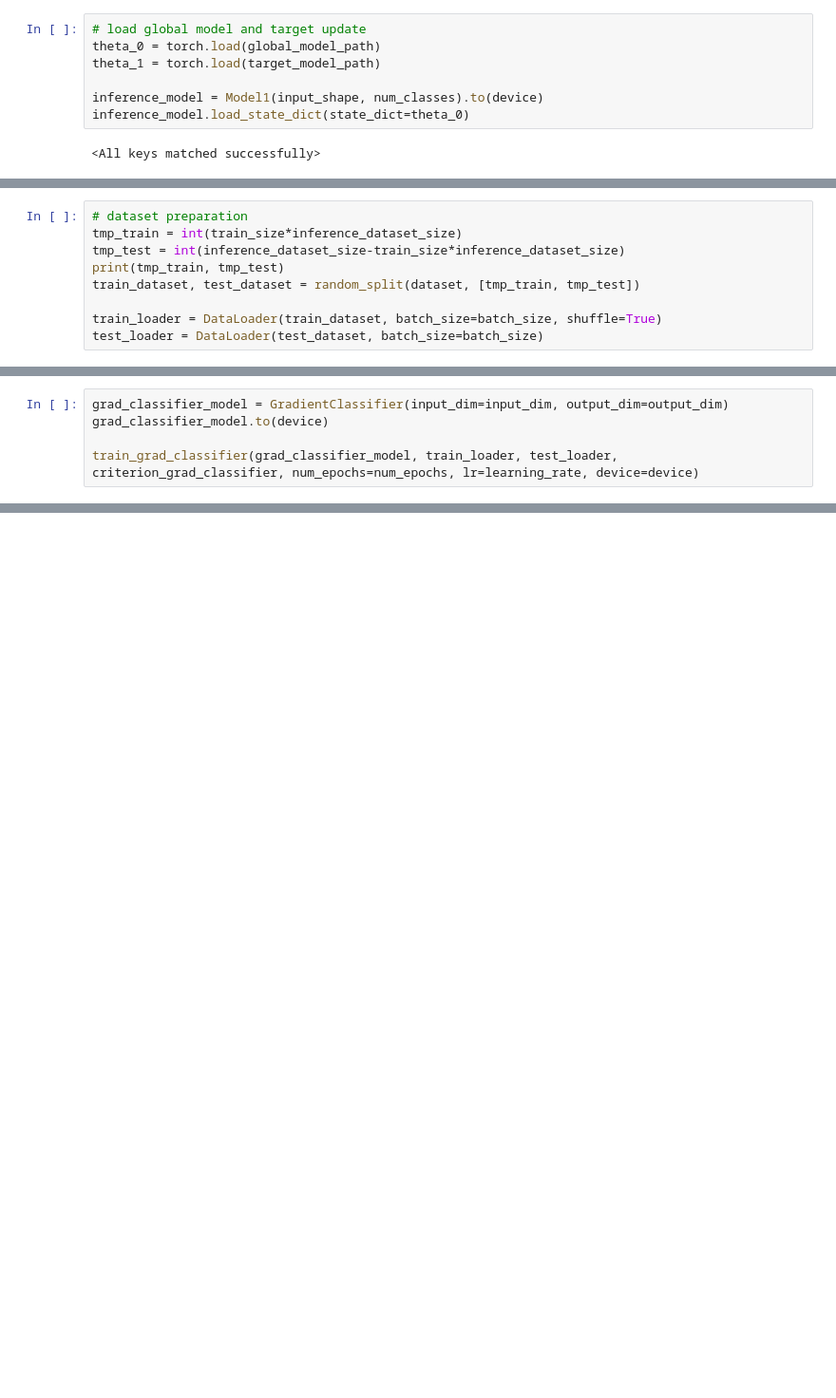
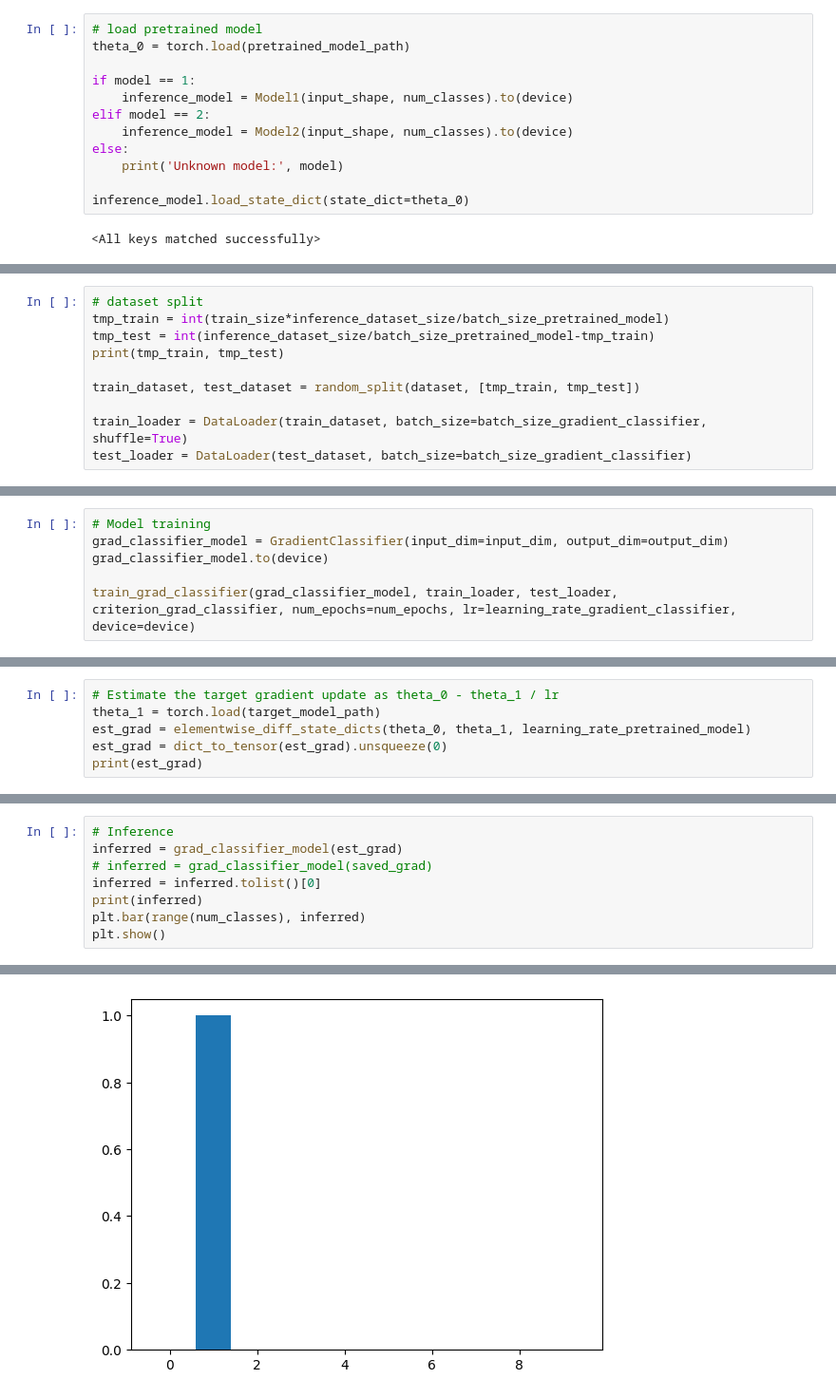
Before and after one commit to M-LARRY/SC-Model-inconsistency-attacks, a Jupyter notebook: Inference_Attack_2.ipynb, the cells around one changed output, grey strips where cells are left out. Shown at 95% size. Saved outputs shown, nothing was run; the diff lists cells and outputs as text; blank space fills up the shorter version.

Commit message:
implement inference atk

```diff
--- a/Inference_Attack_2.ipynb
+++ b/Inference_Attack_2.ipynb
@@ -59,9 +69,14 @@ dataloader = DataLoader(dataset, batch_size=1, shuffle=False)
 # %%
-# load global model and target update
-theta_0 = torch.load(global_model_path)
-theta_1 = torch.load(target_model_path)
+# load pretrained model
+theta_0 = torch.load(pretrained_model_path)
 
-inference_model = Model1(input_shape, num_classes).to(device)
+if model == 1:
+    inference_model = Model1(input_shape, num_classes).to(device)
+elif model == 2:
+    inference_model = Model2(input_shape, num_classes).to(device)
+else:
+    print('Unknown model:', model)
+
 inference_model.load_state_dict(state_dict=theta_0)
 # %% [output]
 <All keys matched successfully>
@@ -186,10 +124,11 @@ def evaluate_model(model, test_loader, criterion, device='cuda'):
 # %%
-# dataset preparation
-tmp_train = int(train_size*inference_dataset_size)
-tmp_test = int(inference_dataset_size-train_size*inference_dataset_size)
+# dataset split
+tmp_train = int(train_size*inference_dataset_size/batch_size_pretrained_model)
+tmp_test = int(inference_dataset_size/batch_size_pretrained_model-tmp_train)
 print(tmp_train, tmp_test)
+
 train_dataset, test_dataset = random_split(dataset, [tmp_train, tmp_test])
 
-train_loader = DataLoader(train_dataset, batch_size=batch_size, shuffle=True)
-test_loader = DataLoader(test_dataset, batch_size=batch_size)
+train_loader = DataLoader(train_dataset, batch_size=batch_size_gradient_classifier, shuffle=True)
+test_loader = DataLoader(test_dataset, batch_size=batch_size_gradient_classifier)
 # %% [output]
@@ -197,6 +136,7 @@ test_loader = DataLoader(test_dataset, batch_size=batch_size)
 # %%
+# Model training
 grad_classifier_model = GradientClassifier(input_dim=input_dim, output_dim=output_dim)
 grad_classifier_model.to(device)
 
-train_grad_classifier(grad_classifier_model, train_loader, test_loader, criterion_grad_classifier, num_epochs=num_epochs, lr=learning_rate, device=device)
+train_grad_classifier(grad_classifier_model, train_loader, test_loader, criterion_grad_classifier, num_epochs=num_epochs, lr=learning_rate_gradient_classifier, device=device)
 # %% [output]
@@ -223,0 +156,6 @@ Test Loss: 0.3481 | Cosine Similarity: 0.5067
+# %%
+# Estimate the target gradient update as theta_0 - theta_1 / lr
+theta_1 = torch.load(target_model_path)
+est_grad = elementwise_diff_state_dicts(theta_0, theta_1, learning_rate_pretrained_model)
+est_grad = dict_to_tensor(est_grad).unsqueeze(0)
+print(est_grad)
@@ -223,0 +164,9 @@ Test Loss: 0.3481 | Cosine Similarity: 0.5067
+# %%
+# Inference
+inferred = grad_classifier_model(est_grad)
+# inferred = grad_classifier_model(saved_grad)
+inferred = inferred.tolist()[0]
+print(inferred)
+plt.bar(range(num_classes), inferred)
+plt.show()
+# %% [output]
@@ -223,0 +174 @@ Test Loss: 0.3481 | Cosine Similarity: 0.5067
+[figure, added]
```
Also changed, not shown: parts of 18 cells of this notebook, 7 other files.
